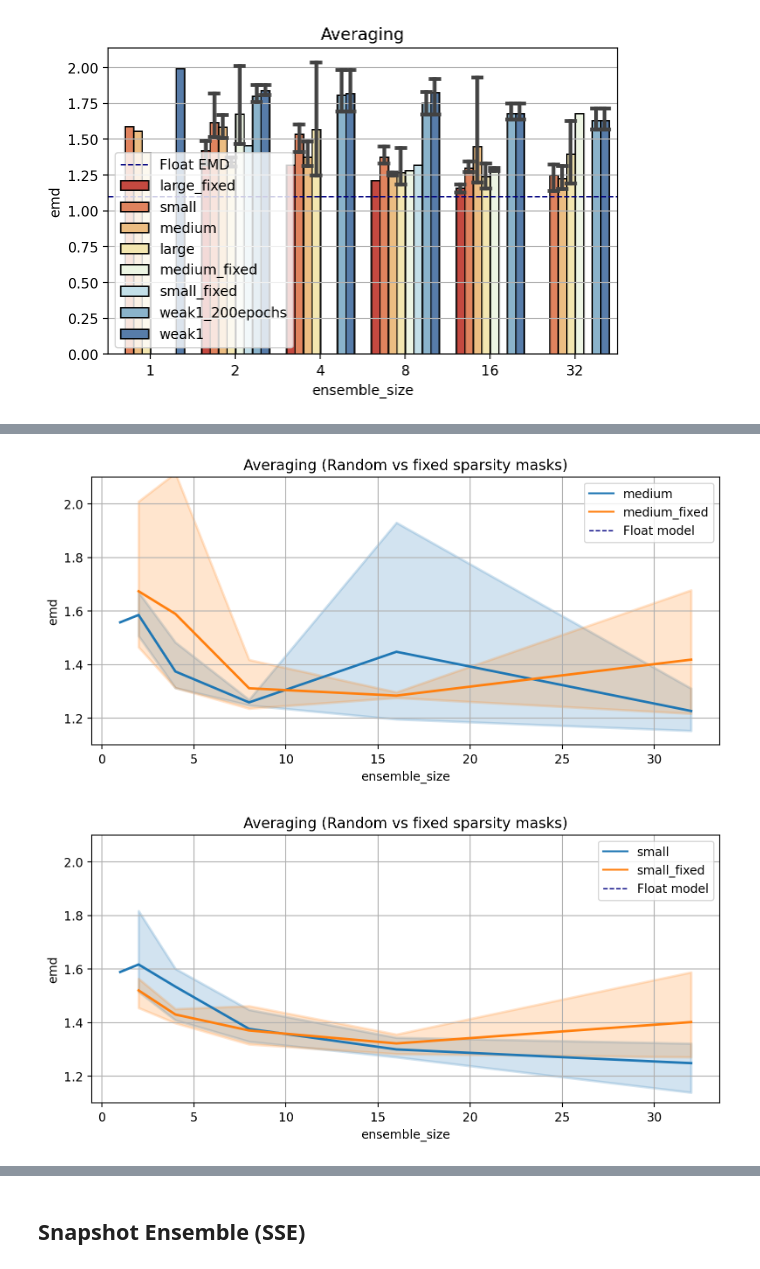
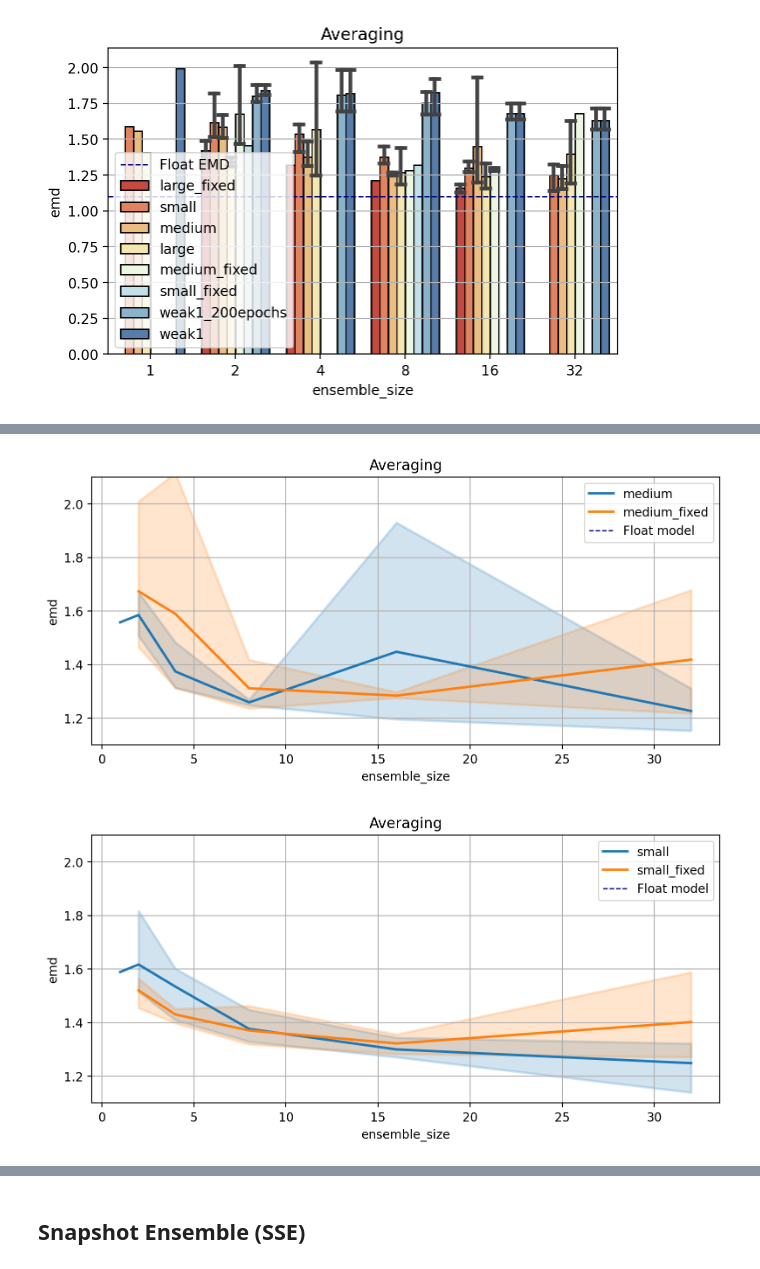
Before and after one commit to oliviaweng/logicnets, a Jupyter notebook: examples/hgcal_autoencoder/plots/analysis_ucsd.ipynb, the cells around one changed output, grey strips where cells are left out. Saved outputs shown, nothing was run; the diff lists cells and outputs as text; code cells hidden in the pictures.

Commit message:
remaining no wd averaging results

```diff
--- a/examples/hgcal_autoencoder/plots/analysis_ucsd.ipynb
+++ b/examples/hgcal_autoencoder/plots/analysis_ucsd.ipynb
@@ -617,10 +623,14 @@ def parse_ensembling_experiment(experiment_dir):
             ensemble_size = int(re.findall(f"\d+", txt_file)[1])
         else:
             ensemble_size = int(re.findall(f"\d+", txt_file)[0])
-        if "small_fixed" in txt_file:
+        if "small_fixed_mask_no_wd" in txt_file:
+            model_size = "small_fixed_no_wd"
+        elif "small_fixed" in txt_file:
             model_size = "small_fixed"
         elif "medium_fixed" in txt_file:
             model_size = "medium_fixed"
+        elif "large_fixed_mask_no_wd" in txt_file:
+            model_size = "large_fixed_no_wd"
         elif "large_fixed" in txt_file:
             model_size = "large_fixed"
         elif "small" in txt_file:
@@ -845,10 +862,10 @@ ax = sns.lineplot(
     y="emd",
     ax=ax,
     hue="model_size",
-    errorbar=(lambda x: (x.min(), x.min())),
-    err_kws={"linewidth": 2, "alpha": 1},
+    errorbar=(lambda x: (x.min(), x.max())),
+    err_kws={"linewidth": 2, "alpha": 0.25},
     linewidth=2,
-    alpha=0,
+    alpha=1.0,
 )
 
 # Manually plot with matplotlib
@@ -880,5 +897,5 @@ fig.tight_layout()
 # %%
-def plot_random_vs_fixed_sparsity_masks(df, random_model_size, fixed_model_size):
+def plot_versus_chart(df, random_model_size, fixed_model_size):
     fig, ax = plt.subplots(figsize=(8, 4))
 
     df_random = df[df["model_size"] == random_model_size]
@@ -904,10 +921,11 @@ def plot_random_vs_fixed_sparsity_masks(df, random_model_size, fixed_model_size)
     ax.grid()
     ax.legend()
     ax.set_ylim([1.1, 2.1])
-    ax.set_title("Averaging (Random vs fixed sparsity masks)")
+    # ax.set_title("Averaging (Random vs fixed sparsity masks)")
+    ax.set_title("Averaging")
 
     fig.tight_layout()
-    plt.savefig(f"averaging_random_vs_fixed_{random_model_size}.png")
-    plt.savefig(f"averaging_random_vs_fixed_{random_model_size}.pdf")
+    plt.savefig(f"averaging_{random_model_size}_vs_{fixed_model_size}.png")
+    plt.savefig(f"averaging_{random_model_size}_vs_{fixed_model_size}.pdf")
 # %%
 # Large vs Large fixed sparsity mask
@@ -917,8 +939,8 @@ plot_random_vs_fixed_sparsity_masks(df, "large", "large_fixed")
 # %%
-plot_random_vs_fixed_sparsity_masks(df, "medium", "medium_fixed")
+plot_versus_chart(df, "medium", "medium_fixed")
 # %% [output]
-[figure, old version]
+[figure, new version]
 # %%
-plot_random_vs_fixed_sparsity_masks(df, "small", "small_fixed")
+plot_versus_chart(df, "small", "small_fixed")
 # %% [output]
-[figure, old version]
+[figure, new version]
```
Also changed, not shown: parts of 9 cells of this notebook, 37 other files.
